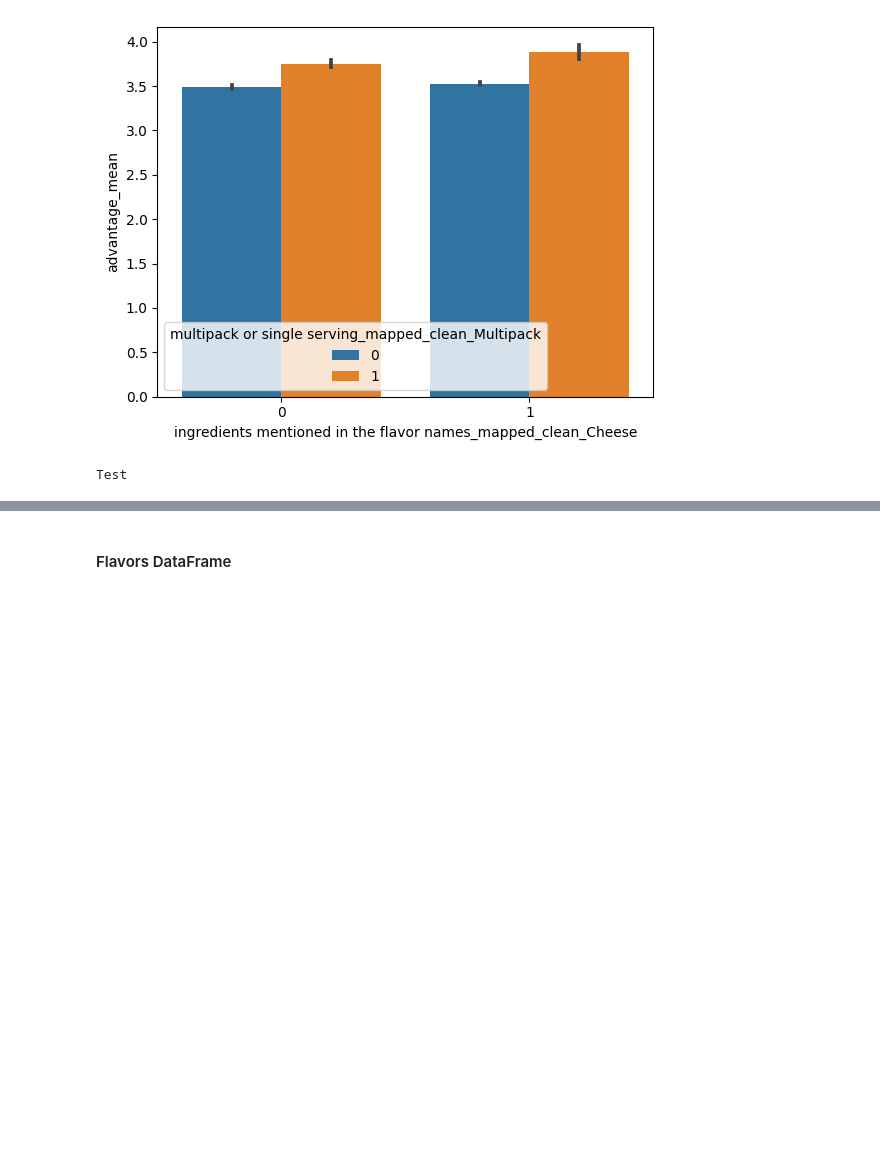
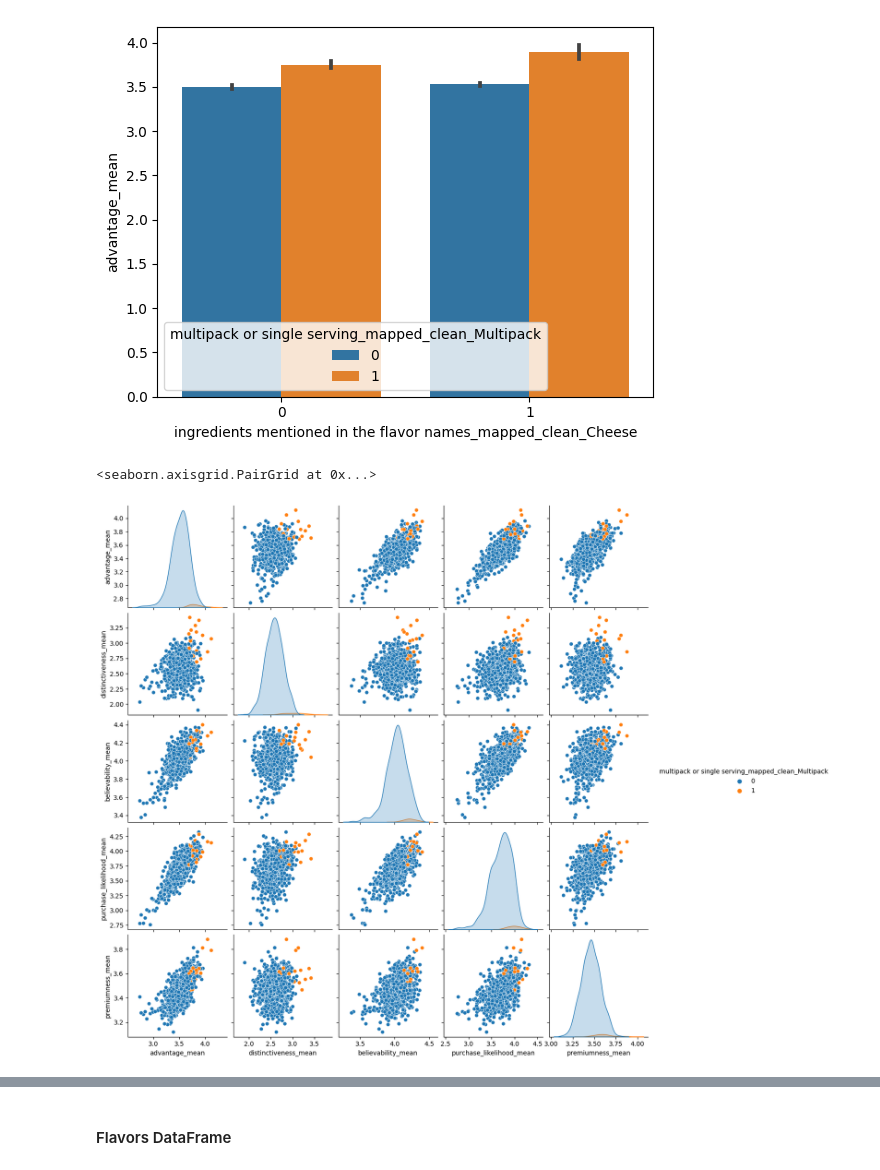
Before and after one commit to kjucaitis/concepttagging, a Jupyter notebook: i_data_exploration.ipynb, the cells around one changed output, grey strips where cells are left out. Cells and saved outputs as stored; diff of their text form; code cells hidden in the pictures; blank space fills up the shorter version.

Commit message:
Creates a seaborn pairplot

```diff
--- a/i_data_exploration.ipynb
+++ b/i_data_exploration.ipynb
@@ -270,7 +288,7 @@ sns.barplot(data=tags_slice, x='ingredients mentioned in the flavor names_mapped
 <Axes: xlabel='ingredients mentioned in the flavor names_mapped_clean_Cheese', ylabel='advantage_mean'>
 [figure]
 # %%
-#sns.pairplot(tags_slice, kind="kde")
-print("Test")
+sns.pairplot(tags_slice[metrics + ['multipack or single serving_mapped_clean_Multipack']], hue='multipack or single serving_mapped_clean_Multipack')
 # %% [output]
-Test
+<seaborn.axisgrid.PairGrid at 0x...>
+[figure, added]
```
Also changed, not shown: parts of 11 cells of this notebook.
